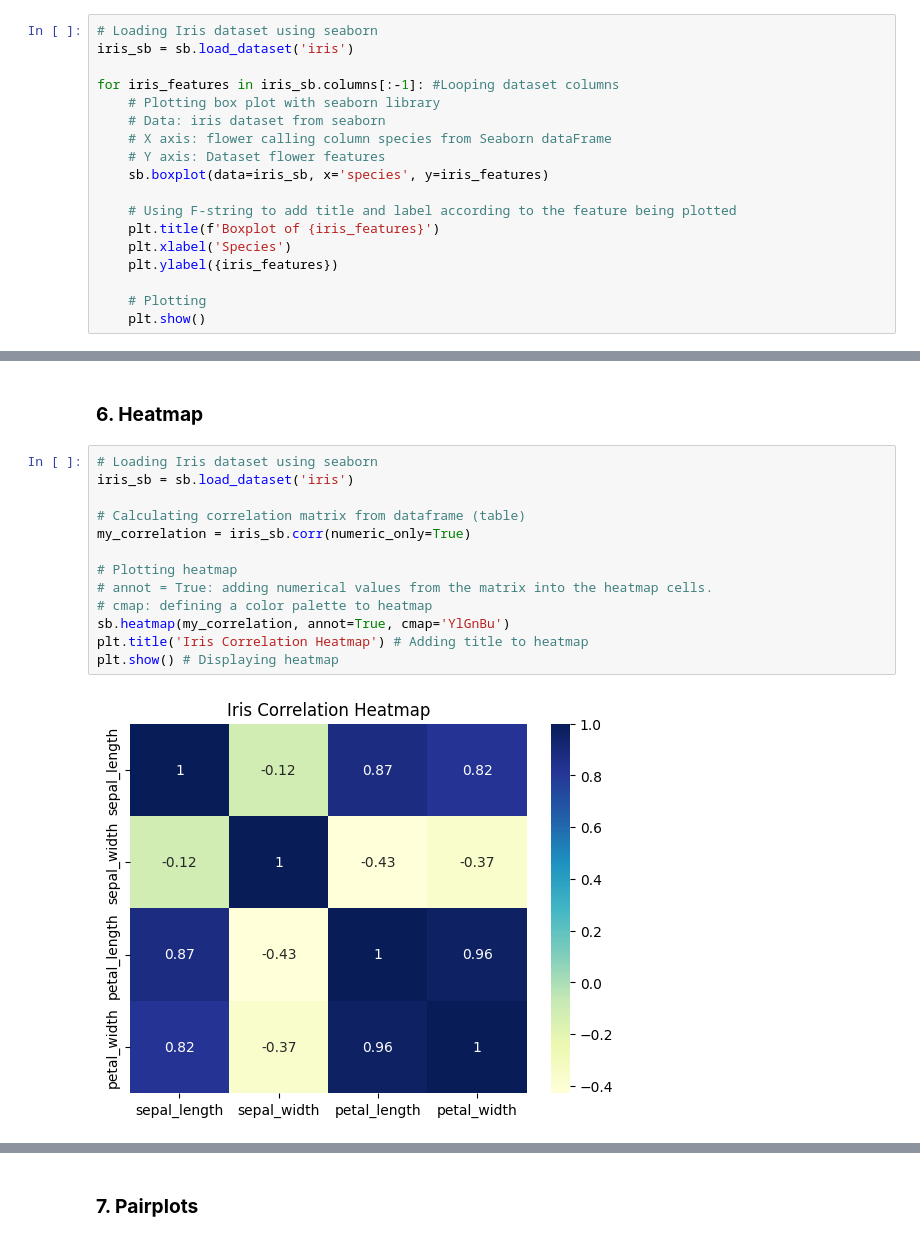
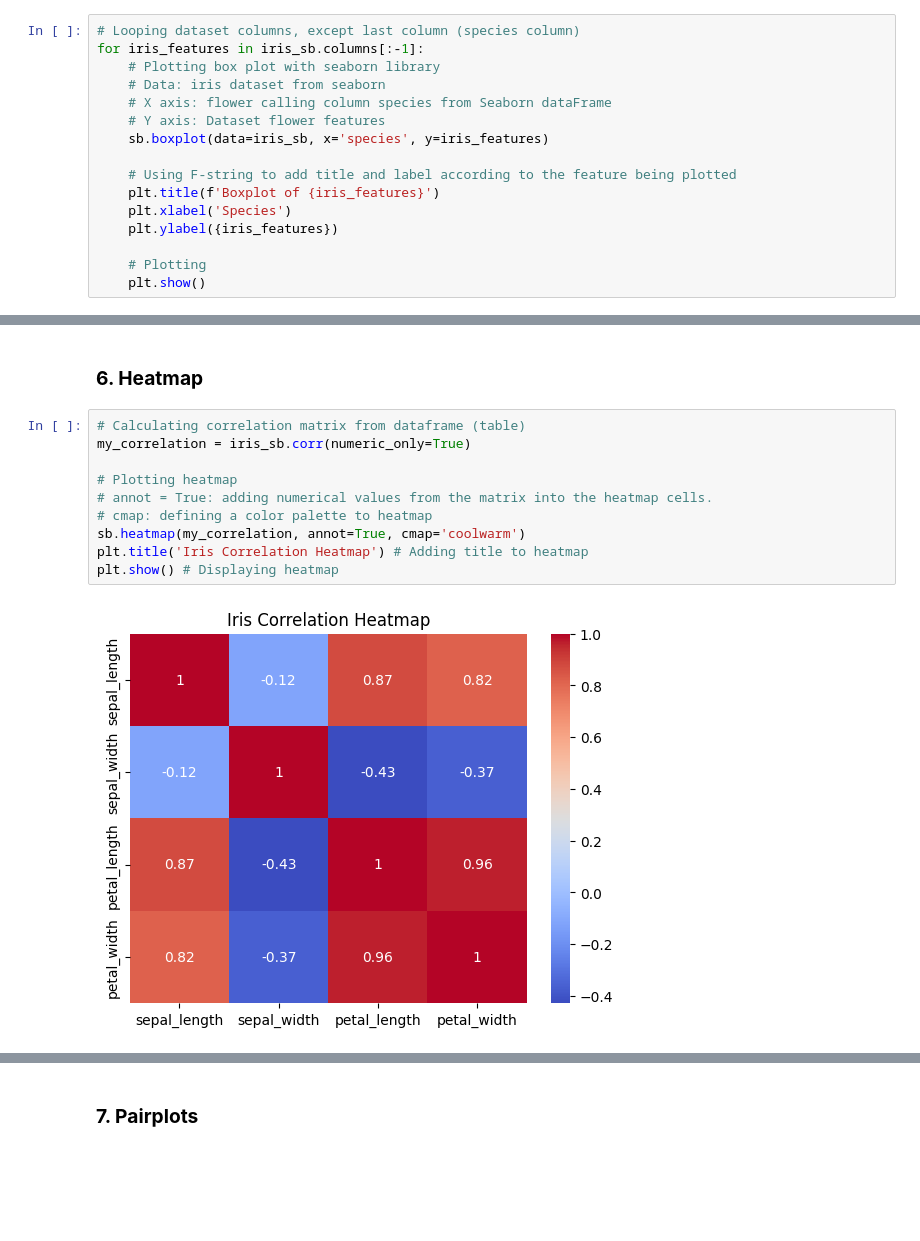
Before and after one commit to vanelyraa/pands-project, a Jupyter notebook: project.ipynb, the cells around one changed output, grey strips where cells are left out. Cells and saved outputs as stored; diff of their text form; blank space fills up the shorter version.

```diff
--- a/project.ipynb
+++ b/project.ipynb
@@ -222,10 +222,8 @@ Scatterplot documentation: https://seaborn.pydata.org/generated/seaborn.scatterp
 # %% [markdown]
 ### **5. Boxplots**
 # %%
-# Loading Iris dataset using seaborn
-iris_sb = sb.load_dataset('iris')
-
-for iris_features in iris_sb.columns[:-1]: #Looping dataset columns
+# Looping dataset columns, except last column (species column)
+for iris_features in iris_sb.columns[:-1]:
     # Plotting box plot with seaborn library
     # Data: iris dataset from seaborn
     # X axis: flower calling column species from Seaborn dataFrame
@@ -272,17 +270,14 @@ Plotting seaborn boxplots: https://www.geeksforgeeks.org/boxplot-using-seaborn-i
 # %% [markdown]
 ### **6. Heatmap**
 # %%
-# Loading Iris dataset using seaborn
-iris_sb = sb.load_dataset('iris')
-
 # Calculating correlation matrix from dataframe (table)
 my_correlation = iris_sb.corr(numeric_only=True)
 
 # Plotting heatmap
 # annot = True: adding numerical values from the matrix into the heatmap cells.
 # cmap: defining a color palette to heatmap
-sb.heatmap(my_correlation, annot=True, cmap='YlGnBu')
+sb.heatmap(my_correlation, annot=True, cmap='coolwarm')
 plt.title('Iris Correlation Heatmap') # Adding title to heatmap
 plt.show() # Displaying heatmap
 # %% [output]
-[figure, old version]
+[figure, new version]
```
Also changed, not shown: parts of 11 cells of this notebook, 1 other file.
